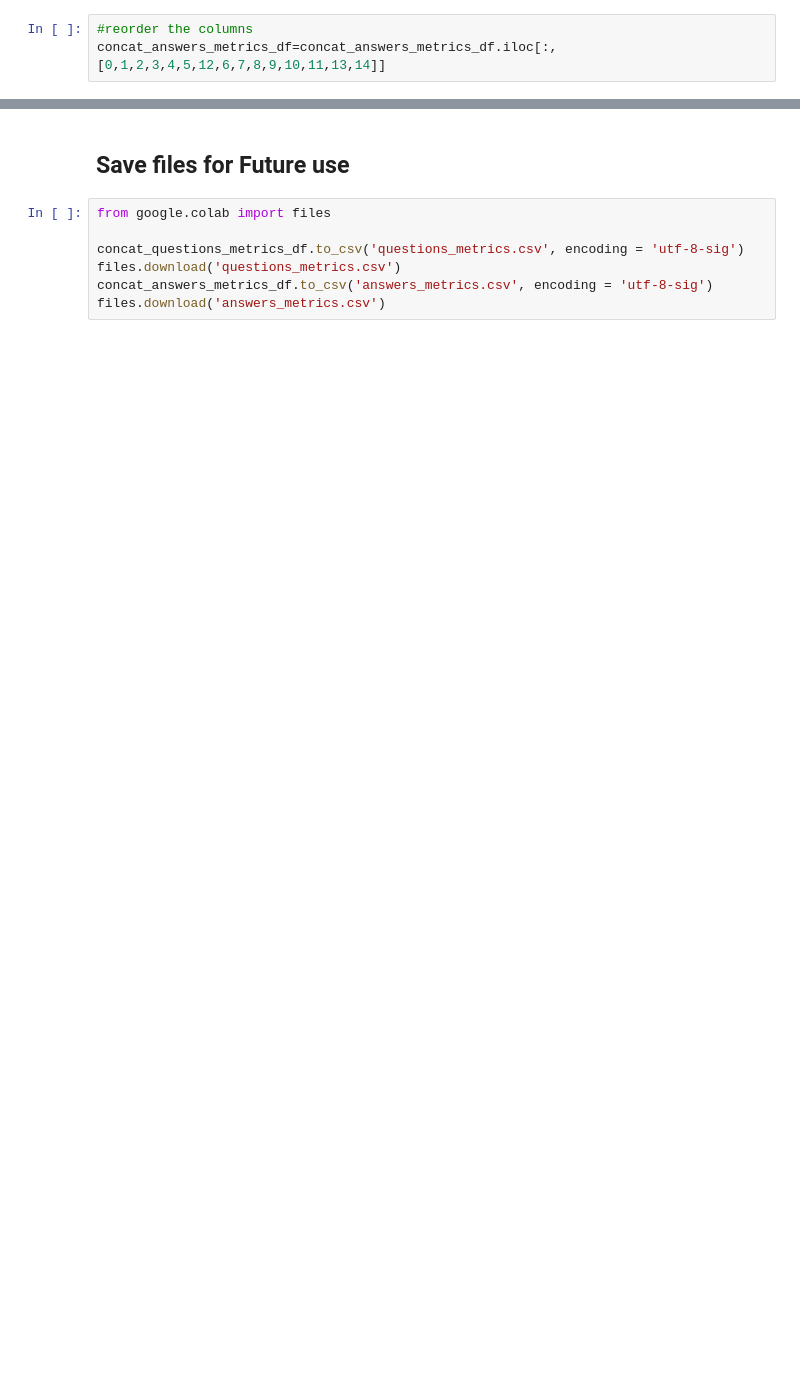
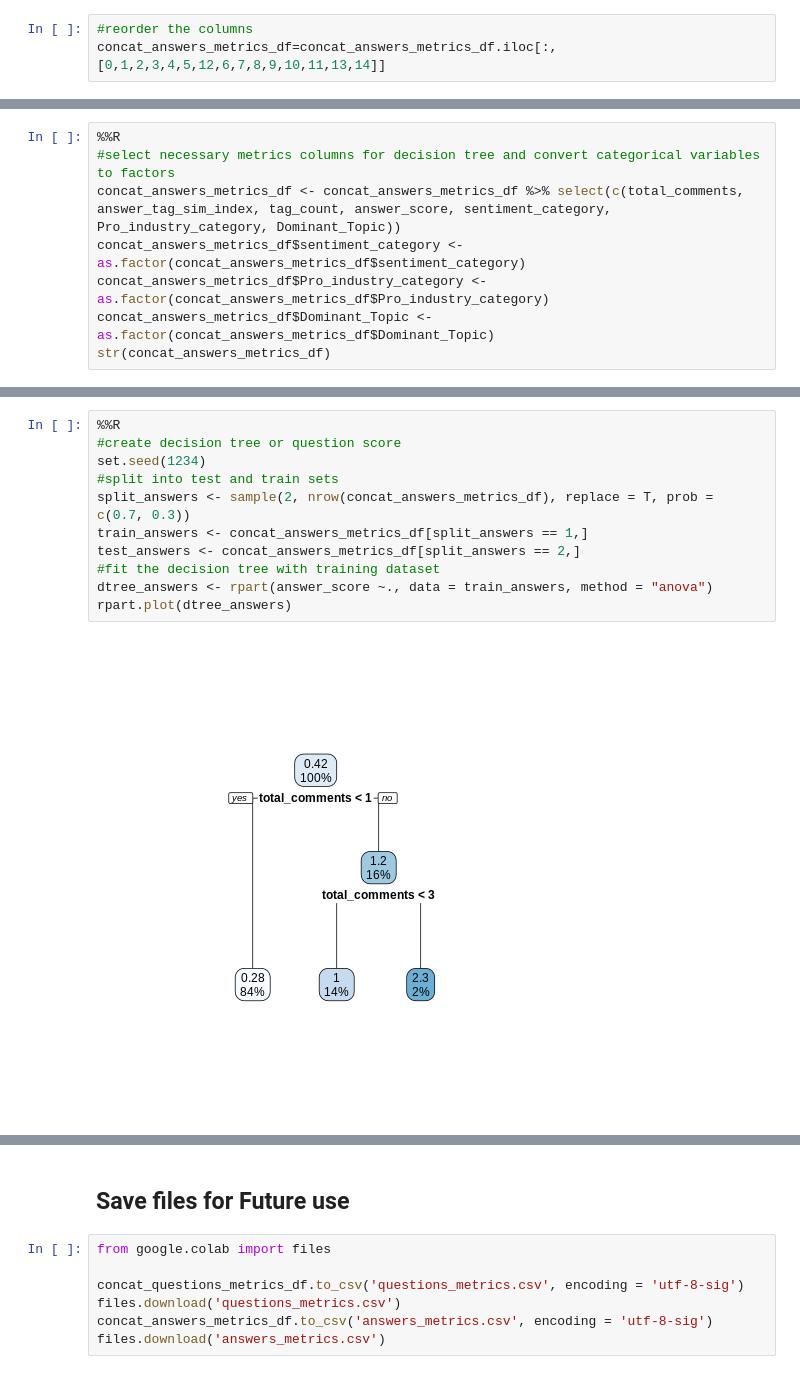
Before and after one commit to nthammadi-uncc/CareerVillage, a Jupyter notebook: notebooks/CV_Q_and_A_Text_Analysis.ipynb, the cells around one changed output, grey strips where cells are left out. Drawn from its saved outputs; the diff is of its cells as text; blank space fills up the shorter version.

```diff
--- a/notebooks/CV_Q_and_A_Text_Analysis.ipynb
+++ b/notebooks/CV_Q_and_A_Text_Analysis.ipynb
@@ -1022,0 +1084,8 @@ concat_answers_metrics_df=concat_answers_metrics_df.iloc[:,[0,1,2,3,4,5,12,6,7,8
+# %%
+%%R
+#select necessary metrics columns for decision tree and convert categorical variables to factors
+concat_answers_metrics_df <- concat_answers_metrics_df %>% select(c(total_comments, answer_tag_sim_index, tag_count, answer_score, sentiment_category, Pro_industry_category, Dominant_Topic))
+concat_answers_metrics_df$sentiment_category <- as.factor(concat_answers_metrics_df$sentiment_category)
+concat_answers_metrics_df$Pro_industry_category <- as.factor(concat_answers_metrics_df$Pro_industry_category)
+concat_answers_metrics_df$Dominant_Topic <- as.factor(concat_answers_metrics_df$Dominant_Topic)
+str(concat_answers_metrics_df)
@@ -1022,0 +1101,13 @@ concat_answers_metrics_df=concat_answers_metrics_df.iloc[:,[0,1,2,3,4,5,12,6,7,8
+# %%
+%%R
+#create decision tree or question score
+set.seed(1234)
+#split into test and train sets
+split_answers <- sample(2, nrow(concat_answers_metrics_df), replace = T, prob = c(0.7, 0.3))
+train_answers <- concat_answers_metrics_df[split_answers == 1,]
+test_answers <- concat_answers_metrics_df[split_answers == 2,]
+#fit the decision tree with training dataset
+dtree_answers <- rpart(answer_score ~., data = train_answers, method = "anova")
+rpart.plot(dtree_answers)
+# %% [output]
+[figure, added]
```
Also changed, not shown: parts of 16 cells of this notebook, 2 other files.
